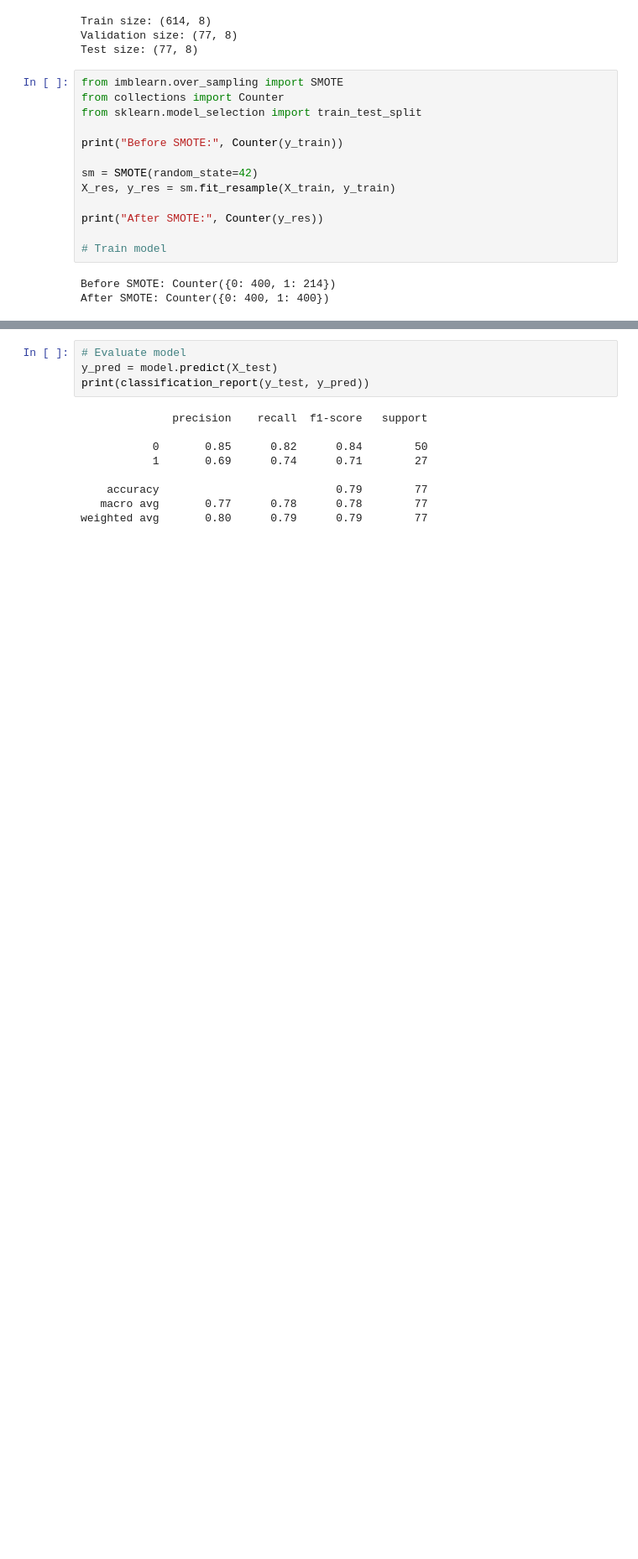
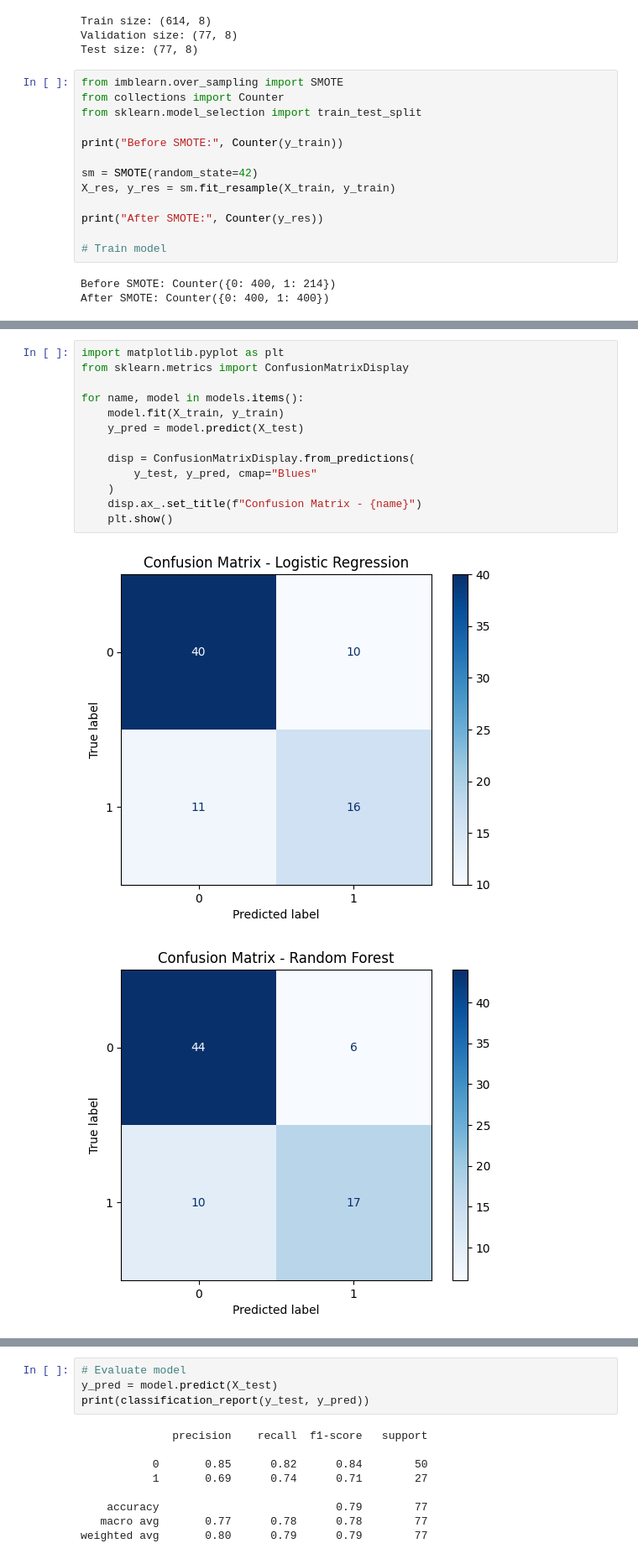
Before and after one commit to abdallh249/ml_Diabetes, a Jupyter notebook: Untitled-1.ipynb, the cells around one changed output, grey strips where cells are left out. Shown at 84% size. Cells and saved outputs as stored; diff of their text form; blank space fills up the shorter version.

```diff
--- a/Untitled-1.ipynb
+++ b/Untitled-1.ipynb
@@ -87,0 +166,16 @@ XGBClassifier(base_score=None, booster=None, callbacks=None,
+# %%
+import matplotlib.pyplot as plt
+from sklearn.metrics import ConfusionMatrixDisplay
+
+for name, model in models.items():
+    model.fit(X_train, y_train)
+    y_pred = model.predict(X_test)
+
+    disp = ConfusionMatrixDisplay.from_predictions(
+        y_test, y_pred, cmap="Blues"
+    )
+    disp.ax_.set_title(f"Confusion Matrix - {name}")
+    plt.show()
+# %% [output]
+[figure, added]
+[figure, added]
```
Also changed, not shown: parts of 12 cells of this notebook.
